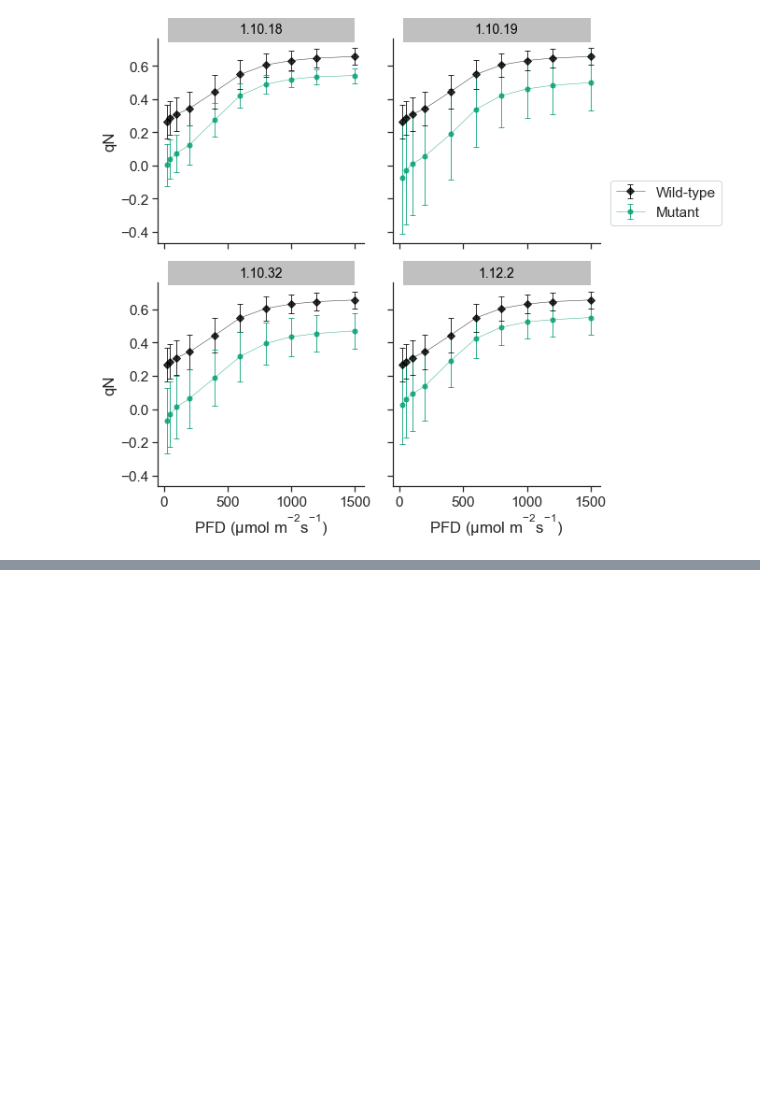
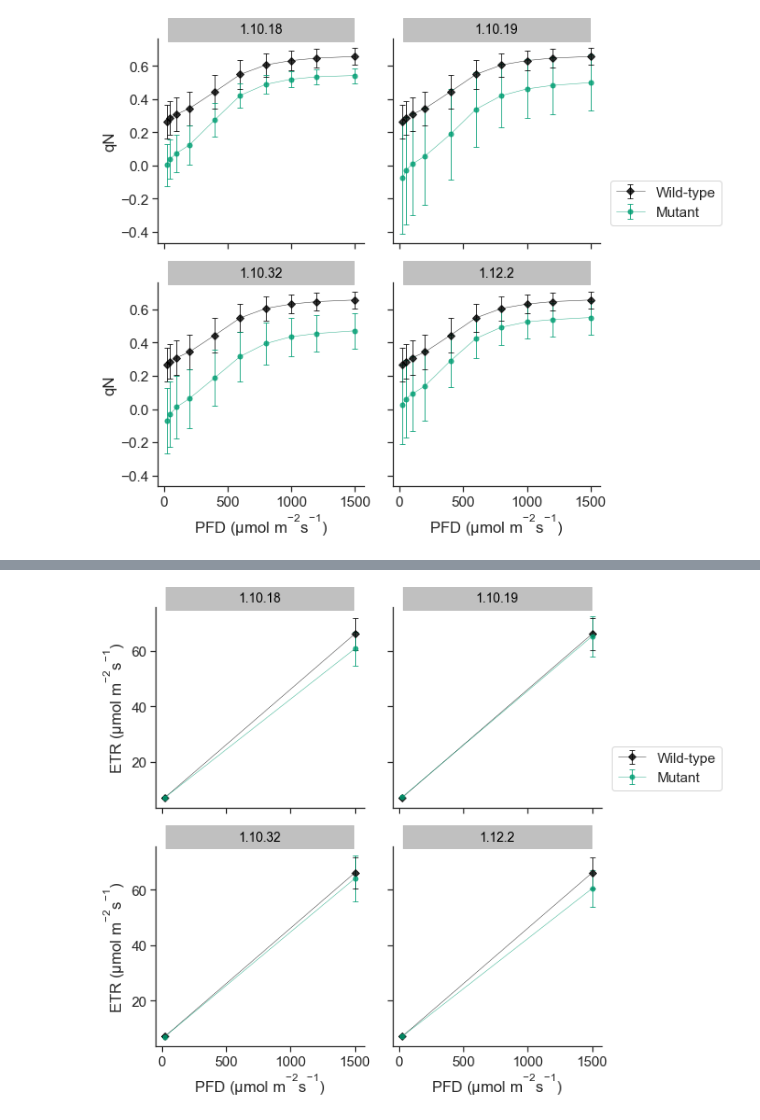
Before and after one commit to RonaCostello/Thesis, a Jupyter notebook: plots/chapter3_lr_curves.ipynb, the cells around one changed output, grey strips where cells are left out. Saved outputs shown, nothing was run; the diff lists cells and outputs as text; code cells hidden in the pictures; blank space fills up the shorter version.

```diff
--- a/plots/chapter3_lr_curves.ipynb
+++ b/plots/chapter3_lr_curves.ipynb
@@ -182,0 +220,5 @@ plot_curve(grouped_qN_df, "qN_mean", "qN_std", "qN", "../figures/lrqNCurves.pdf"
+# %%
+# ETR
+plot_curve(transition_df_grouped[(transition_df_grouped['Q_rounded'] == 1500) | (transition_df_grouped['Q_rounded'] == 25)], "ETR_mean", "ETR_std", "ETR ($\mu$mol m$^{-2}$s$^{-1}$)", "../figures/recoveryETRCurves.pdf")
+# %% [output]
+[figure, added]
```
Also changed, not shown: parts of 7 cells of this notebook.
